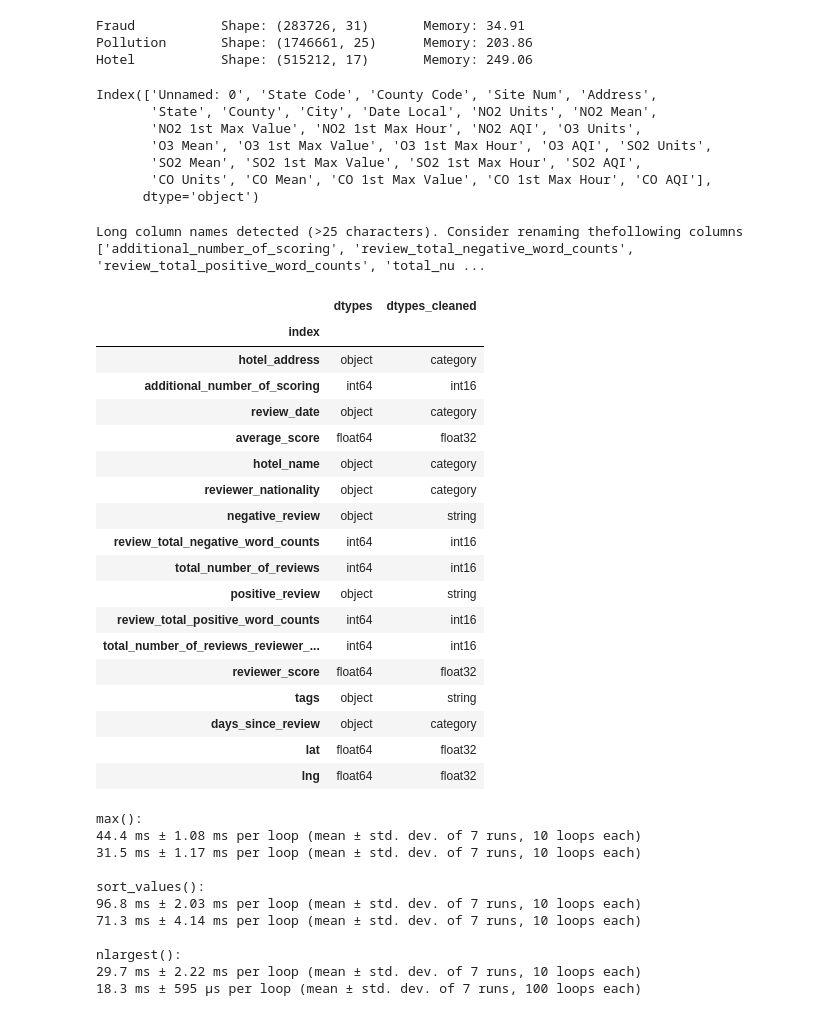
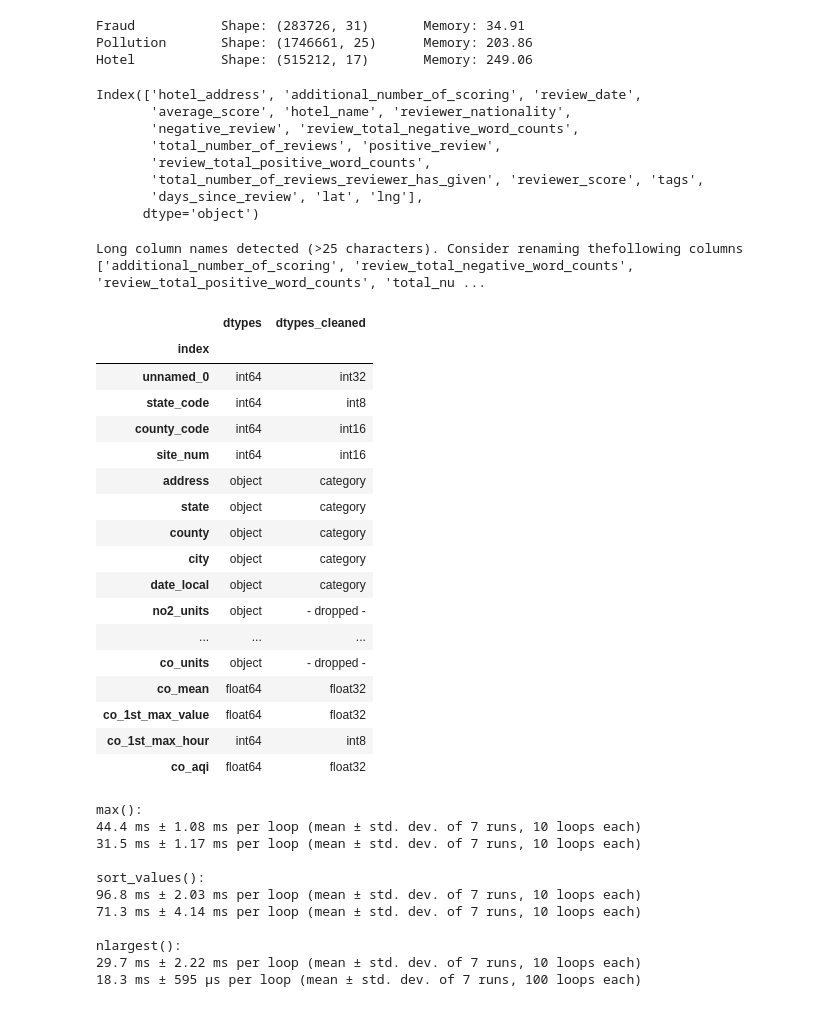
Before and after one commit to akanz1/klib, a Jupyter notebook: examples/klib_data_cleaning.ipynb, the cells around one changed output. Cells and saved outputs as stored; diff of their text form; code cells hidden in the pictures.

```diff
--- a/examples/klib_data_cleaning.ipynb
+++ b/examples/klib_data_cleaning.ipynb
@@ -76,14 +80,15 @@ def compare_dtypes(df, df2):
     df_dtypes = df_dtypes.merge(df_dtypes_cleaned, on="index", how="outer").set_index("index").fillna("- dropped -")
     return df_dtypes
 # %%
-df_pollution.columns
+df_hotel.columns
 # %% [output]
-Index(['Unnamed: 0', 'State Code', 'County Code', 'Site Num', 'Address',
-       'State', 'County', 'City', 'Date Local', 'NO2 Units', 'NO2 Mean',
-       'NO2 1st Max Value', 'NO2 1st Max Hour', 'NO2 AQI', 'O3 Units',
-       'O3 Mean', 'O3 1st Max Value', 'O3 1st Max Hour', 'O3 AQI', 'SO2 Units',
-       'SO2 Mean', 'SO2 1st Max Value', 'SO2 1st Max Hour', 'SO2 AQI',
-       'CO Units', 'CO Mean', 'CO 1st Max Value', 'CO 1st Max Hour', 'CO AQI'],
+Index(['hotel_address', 'additional_number_of_scoring', 'review_date',
+       'average_score', 'hotel_name', 'reviewer_nationality',
+       'negative_review', 'review_total_negative_word_counts',
+       'total_number_of_reviews', 'positive_review',
+       'review_total_positive_word_counts',
+       'total_number_of_reviews_reviewer_has_given', 'reviewer_score', 'tags',
+       'days_since_review', 'lat', 'lng'],
       dtype='object')
 # %%
 dtypes_fraud = compare_dtypes(df_fraud, df_fraud_cleaned)
@@ -91,28 +96,27 @@ dtypes_pollution = compare_dtypes(df_pollution, df_pollution_cleaned)
 dtypes_hotel = compare_dtypes(df_hotel, df_hotel_cleaned)
 # %% [output]
 Long column names detected (>25 characters). Consider renaming thefollowing columns ['additional_number_of_scoring', 'review_total_negative_word_counts', 'review_total_positive_word_counts', 'total_nu ...
-# %%
-dtypes_hotel
-# %% [output]
-|  | dtypes | dtypes_cleaned |
-| index |  |  |
-| hotel_address | object | category |
-| additional_number_of_scoring | int64 | int16 |
-| review_date | object | category |
-| average_score | float64 | float32 |
-| hotel_name | object | category |
-| reviewer_nationality | object | category |
-| negative_review | object | string |
-| review_total_negative_word_counts | int64 | int16 |
-| total_number_of_reviews | int64 | int16 |
-| positive_review | object | string |
-| review_total_positive_word_counts | int64 | int16 |
-| total_number_of_reviews_reviewer_... | int64 | int16 |
-| reviewer_score | float64 | float32 |
-| tags | object | string |
-| days_since_review | object | category |
-| lat | float64 | float32 |
-| lng | float64 | float32 |
+# %%
+dtypes_pollution
+# %% [output]
+|  | dtypes | dtypes_cleaned |
+| index |  |  |
+| unnamed_0 | int64 | int32 |
+| state_code | int64 | int8 |
+| county_code | int64 | int16 |
+| site_num | int64 | int16 |
+| address | object | category |
+| state | object | category |
+| county | object | category |
+| city | object | category |
+| date_local | object | category |
+| no2_units | object | - dropped - |
+| ... | ... | ... |
+| co_units | object | - dropped - |
+| co_mean | float64 | float32 |
+| co_1st_max_value | float64 | float32 |
+| co_1st_max_hour | int64 | int8 |
+| co_aqi | float64 | float32 |
 # %%
 print("max():")
 %timeit df_fraud.max()
```
Also changed, not shown: parts of 1 cell of this notebook.
